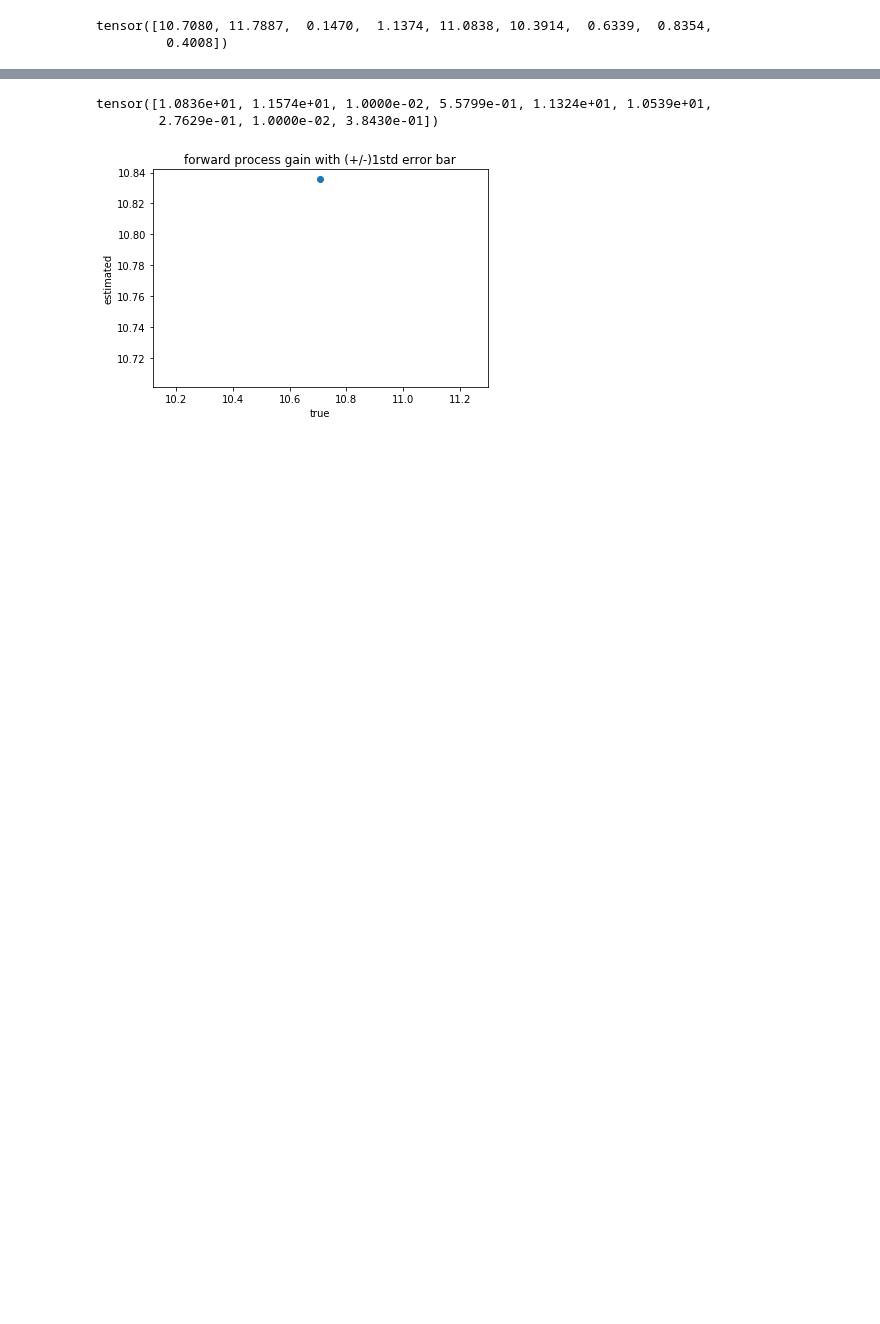
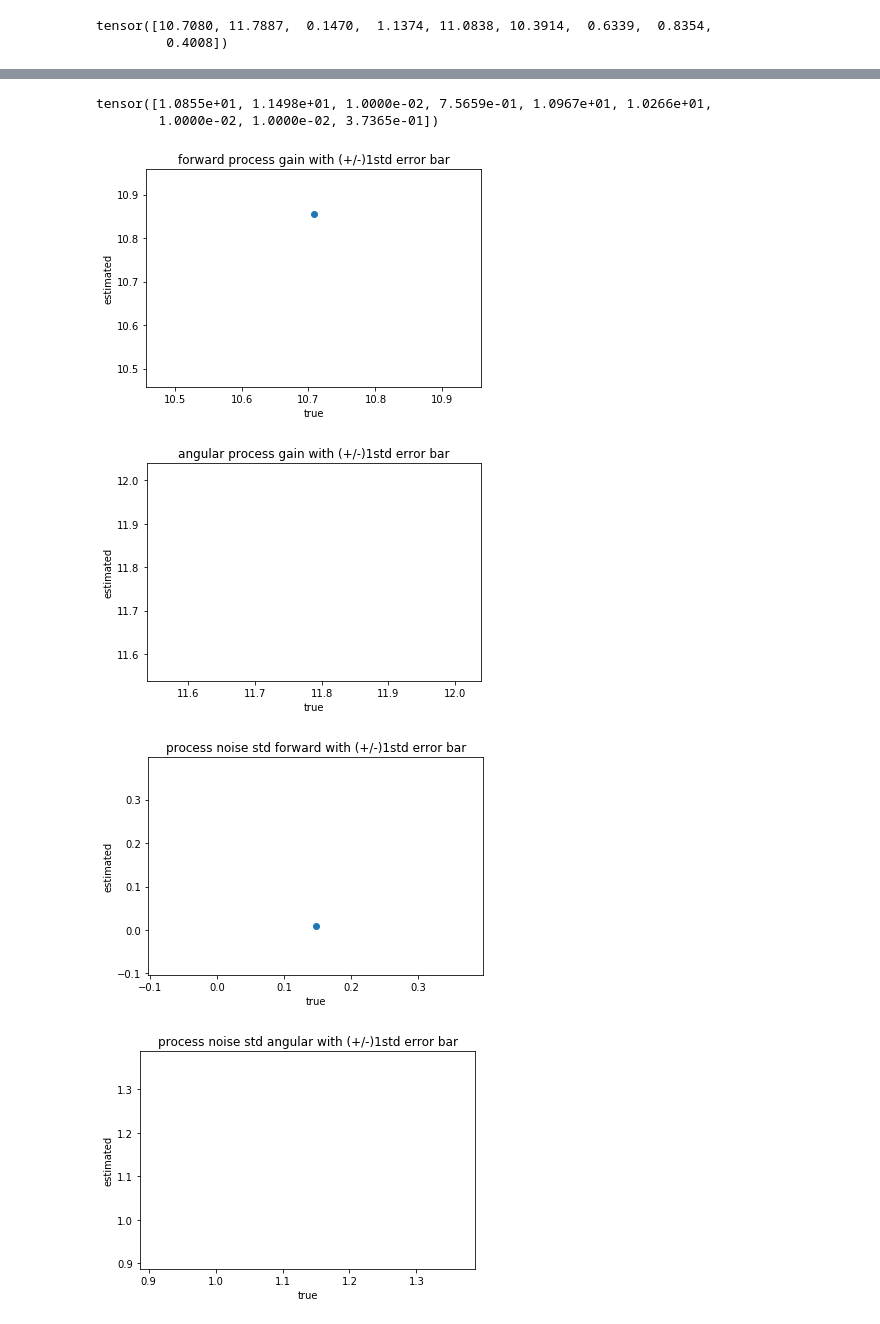
Before and after one commit to minhae0516/firefly-inverse, a Jupyter notebook: inverse_plotter.ipynb, the cells around one changed output, grey strips where cells are left out. Saved outputs shown, nothing was run; the diff lists cells and outputs as text; code cells hidden in the pictures; blank space fills up the shorter version.

```diff
--- a/inverse_plotter.ipynb
+++ b/inverse_plotter.ipynb
@@ -7,7 +7,7 @@ import matplotlib.pyplot as plt
 #result_log = torch.load('../firefly-monkey-data/data/20191029-145344-301528_result.pkl')
 #result_log = torch.load('../firefly-monkey-data/data/20191029-145344-292243_result.pkl')
 #result_log = torch.load('../firefly-monkey-data/data/20191029-145344-301002_result.pkl')
-result_log_set = torch.load('../firefly-inverse-data/data/20191231-172726-010811570.2_2multiple_result.pkl')
+result_log_set = torch.load('../firefly-inverse-data/data/20191231-172726-010811570.05_2multiple_result.pkl')
 # %% [markdown]
 result = {'true_theta': true_theta,
               'initial_theta': ini_theta,
@@ -151,8 +149,8 @@ for ttt in range(len(result_log_set)):
 # %%
 final_theta[:][:][0]
 # %% [output]
-tensor([1.0836e+01, 1.1574e+01, 1.0000e-02, 5.5799e-01, 1.1324e+01, 1.0539e+01,
-        2.7629e-01, 1.0000e-02, 3.8430e-01])
+tensor([1.0855e+01, 1.1498e+01, 1.0000e-02, 7.5659e-01, 1.0967e+01, 1.0266e+01,
+        1.0000e-02, 1.0000e-02, 3.7365e-01])
 # %%
 final_theta = torch.zeros(len(result_log_set), 9)
 true_theta= torch.zeros(len(result_log_set), 9)
@@ -165,8 +163,13 @@ for ttt in range(len(result_log_set)):
 # %%
 title_range = ['forward process gain', 'angular process gain', 'process noise std forward',
                           'process noise std angular', 'obs gain forward', 'obs gain angular', 'obs noise std forward',
                           'obs noise std angular', 'goal radius']
-for i in range(len(final_theta)):
+for i in range(9):
     mplotter(true_theta[:, i],final_theta[:,i], yerr =stderr[:,i] ,title = title_range[i]+' with (+/-)1std error bar')
+    plt.xlim(true_theta[:,i].min()-0.25, true_theta[:,i].max()+0.25)
+    plt.ylim(true_theta[:,i].min()-0.25, true_theta[:,i].max()+0.25)
 # %% [output]
-[figure, old version]
+[figure, new version]
+[figure, added]
+[figure, added]
+[figure, added]
```
Also changed, not shown: parts of 15 cells of this notebook, 5 other files.
